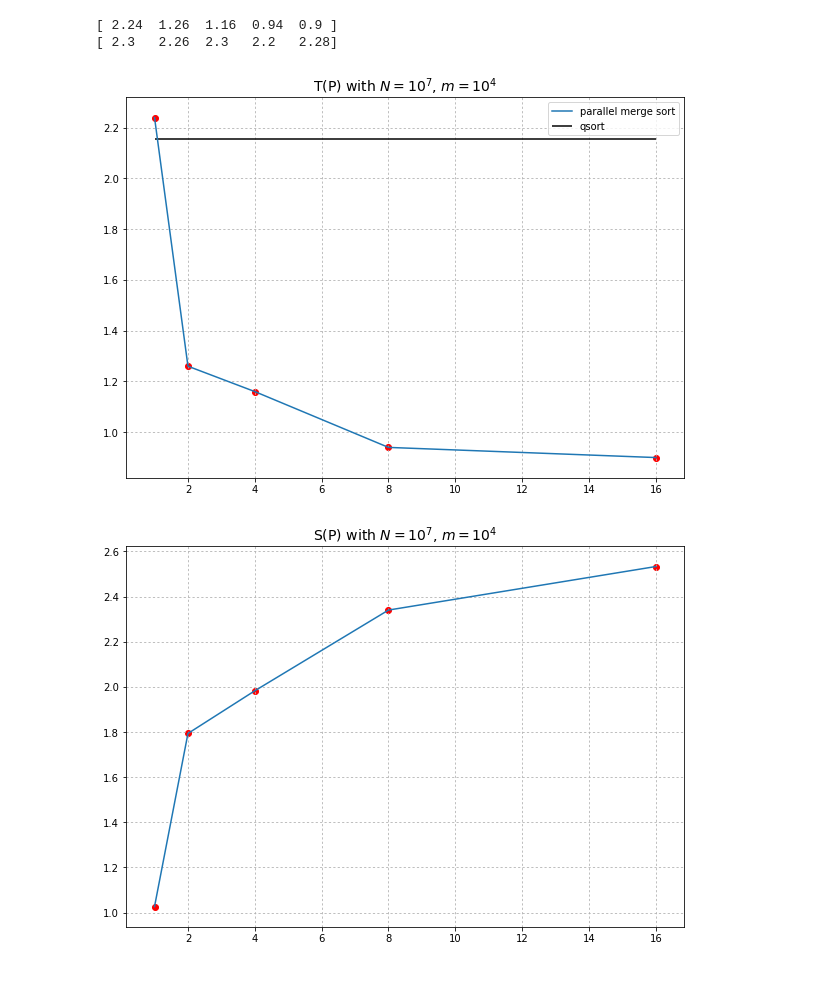
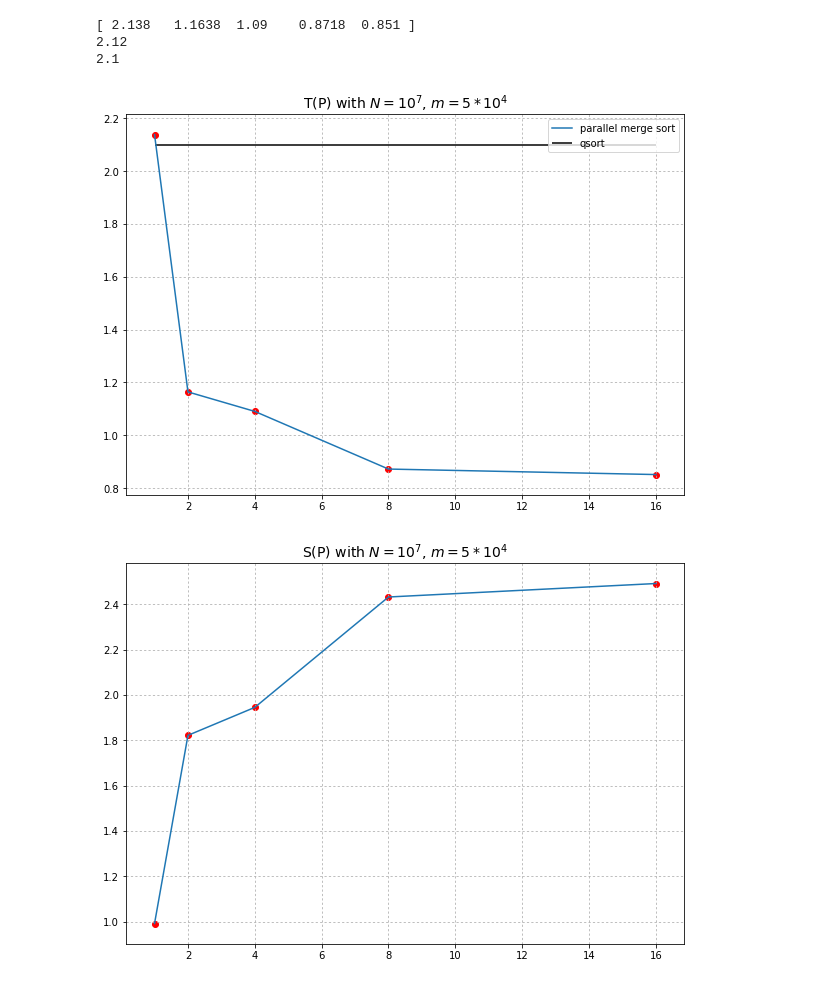
Before and after one commit to ktverdov/5-sem-parallel, a Jupyter notebook: openMP-2/analysis.ipynb, the cells around one changed output. Drawn from its saved outputs; the diff is of its cells as text; code cells hidden in the pictures.

Commit message:
better run script, update graphs

```diff
--- a/openMP-2/analysis.ipynb
+++ b/openMP-2/analysis.ipynb
@@ -9,28 +9,28 @@ np.random.seed()
 
 MAX_INT = 2 * 100 * 1000
 n = 10 * 1000 * 1000
-m = 10000
+m = 50000
 
 P = (1, 2, 4, 8, 16)
 # %%
-time_merge_serial = np.zeros(len(P))
+time_merge_serial = 0
+time_qsort = 0
 time_merge = np.zeros(len(P))
-time_qsort = np.zeros(len(P))
 
 num_starts = 5
 
-for i in range(0, len(P)):
-    for j in range(0, num_starts):
-        data = np.random.randint(-MAX_INT, MAX_INT, n)
-        np.savetxt("initial_data.txt", data, fmt = '%d', newline = ' ', footer='\n\n', comments='')
+for j in range(0, num_starts):
+    data = np.random.randint(-MAX_INT, MAX_INT, n)
+    np.savetxt("initial_data.txt", data, fmt = '%d', newline = ' ', footer='\n\n', comments='')
 
+
+    for i in range(0, len(P)):
         subprocess.call(["gcc", "main.c", "-o", "run", "-fopenmp"])
         subprocess.call(["./run", str(n), str(m), str(P[i])])
 
         with open("stats.txt") as file:
             line = file.readline()
             time_merge[i]+= float(line.split()[0])
-            time_qsort[i]+= float(line.split()[1])
 
         data_merge = np.loadtxt("data_merge.txt", dtype='int')
         data_qsort = np.loadtxt("data_qsort.txt", dtype='int')
@@ -38,54 +38,58 @@ for i in range(0, len(P)):
         if (not np.array_equal(data_merge, data_qsort)):
             print("Sorting doesn't work")
 
-        subprocess.call(["gcc", "main_1.c", "-o", "run"])
-        subprocess.call(["./run", str(n), str(m), str(P[i])])
 
-        with open("stats.txt") as file:
-            line = file.readline()
-            time_merge_serial[i]+= float(line.split()[0])
+    subprocess.call(["gcc", "main_1.c", "-o", "run"])
+    subprocess.call(["./run", str(n), str(m), str(P[i])])
 
-        data_merge = np.loadtxt("data_merge.txt", dtype='int')
-        data_qsort = np.loadtxt("data_qsort.txt", dtype='int')
+    with open("stats.txt") as file:
+        line = file.readline()
+        time_merge_serial+= float(line.split()[0])
+        time_qsort+= float(line.split()[1])
 
-        if (not np.array_equal(data_merge, data_qsort)):
-            print("Sorting doesn't work")
+    data_merge = np.loadtxt("data_merge.txt", dtype='int')
+    data_qsort = np.loadtxt("data_qsort.txt", dtype='int')
+
+    if (not np.array_equal(data_merge, data_qsort)):
+        print("Sorting doesn't work")
 # %%
 time_merge_serial /= num_starts
 time_merge /= num_starts
 time_qsort /= num_starts
 print(time_merge)
 print(time_merge_serial)
+print(time_qsort)
 # %% [output]
-[ 2.24  1.26  1.16  0.94  0.9 ]
-[ 2.3   2.26  2.3   2.2   2.28]
+[ 2.138   1.1638  1.09    0.8718  0.851 ]
+2.12
+2.1
 # %%
 plt.figure(figsize=(10, 7))
-plt.hlines(np.mean(time_qsort), P[0], P[-1], label='qsort')
+plt.hlines(time_qsort, P[0], P[-1], label='qsort')
 plt.plot(P, time_merge, label='parallel merge sort')
 plt.scatter(P, time_merge, marker='o', color='red')
-plt.title(r'T(P) with $N = 10^7$, $m = 10^4$', size=14)
+plt.title(r'T(P) with $N = 10^7$, $m = 5*10^4$', size=14)
 plt.legend()
 plt.grid(ls=':')
 plt.show()
 
 S = time_merge_serial / time_merge
 
 plt.figure(figsize=(10, 7))
 plt.plot(P, S)
 plt.scatter(P, S, marker='o', color='red')
-plt.title(r'S(P) with $N = 10^7$, $m = 10^4$', size=14)
+plt.title(r'S(P) with $N = 10^7$, $m = 5*10^4$', size=14)
 plt.grid(ls=':')
 plt.show()
 
 E = S / P
 
 plt.figure(figsize=(10, 7))
 plt.plot(P, E)
 plt.scatter(P, E, marker='o', color='red')
-plt.title(r'E(P) with $N = 10^7$, $m = 10^4$', size=14)
+plt.title(r'E(P) with $N = 10^7$, $m = 5*10^4$', size=14)
 plt.grid(ls=':')
 plt.show()
 # %% [output]
-[figure, old version]
+[figure, new version]
-[figure, old version]
+[figure, new version]
```
Also changed, not shown: parts of 1 cell of this notebook.
